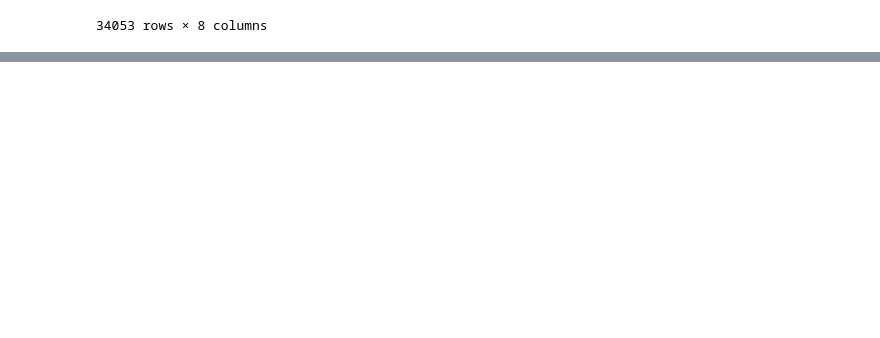
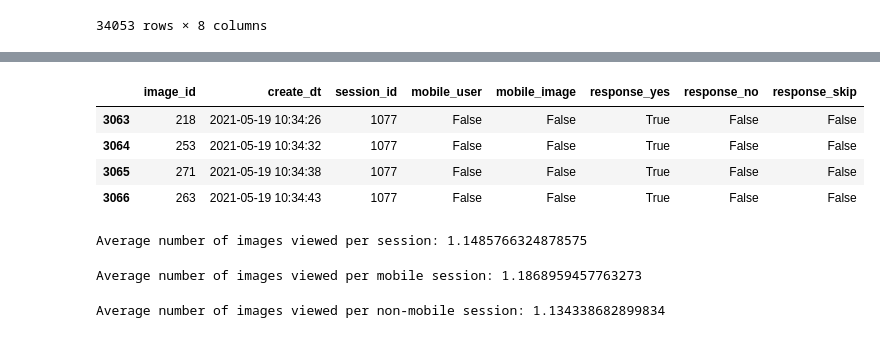
Before and after one commit to WSzP/canyoureadit-eda, a Jupyter notebook: eda.ipynb, the cells around one changed output, grey strips where cells are left out. Saved outputs shown, nothing was run; the diff lists cells and outputs as text; code cells hidden in the pictures; blank space fills up the shorter version.

```diff
--- a/eda.ipynb
+++ b/eda.ipynb
@@ -83,0 +144,21 @@ df
+# %%
+# Images viewed in session 1077
+df[df.session_id == 1077]
+# %% [output]
+|  | image_id | create_dt | session_id | mobile_user | mobile_image | response_yes | response_no | response_skip |
+| 3063 | 218 | 2021-05-19 10:34:26 | 1077 | False | False | True | False | False |
+| 3064 | 253 | 2021-05-19 10:34:32 | 1077 | False | False | True | False | False |
+| 3065 | 271 | 2021-05-19 10:34:38 | 1077 | False | False | True | False | False |
+| 3066 | 263 | 2021-05-19 10:34:43 | 1077 | False | False | True | False | False |
+# %%
+print(f"Average number of images viewed per session: {df.session_id.value_counts().mean()}")
+# %% [output]
+Average number of images viewed per session: 1.1485766324878575
+# %%
+print(f"Average number of images viewed per {T.b}mobile{T.E} session: {df[df.mobile_user == True].session_id.value_counts().mean()}")
+# %% [output]
+Average number of images viewed per mobile session: 1.1868959457763273
+# %%
+print(f"Average number of images viewed per {T.b}non-mobile{T.E} session: {df[df.mobile_user == False].session_id.value_counts().mean()}")
+# %% [output]
+Average number of images viewed per non-mobile session: 1.134338682899834
```
Also changed, not shown: parts of 7 cells of this notebook, 5 other files.
